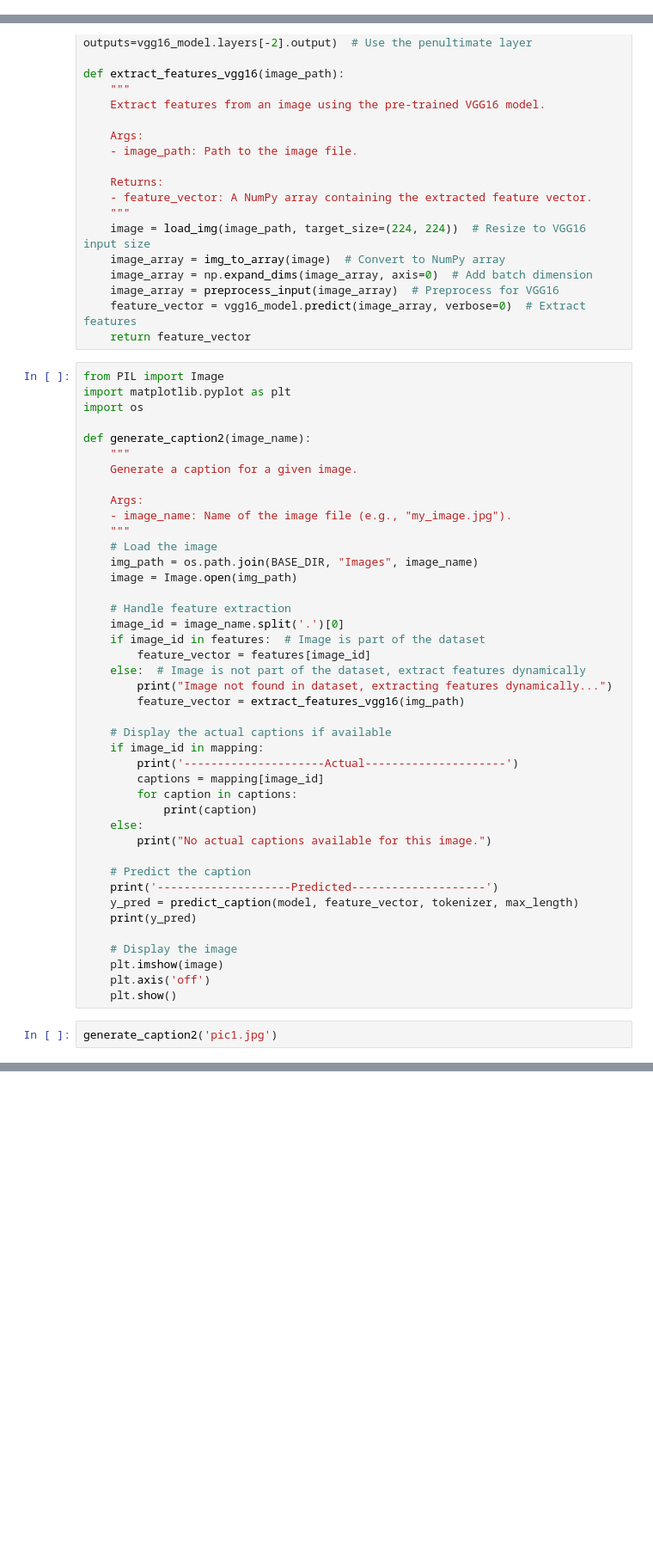
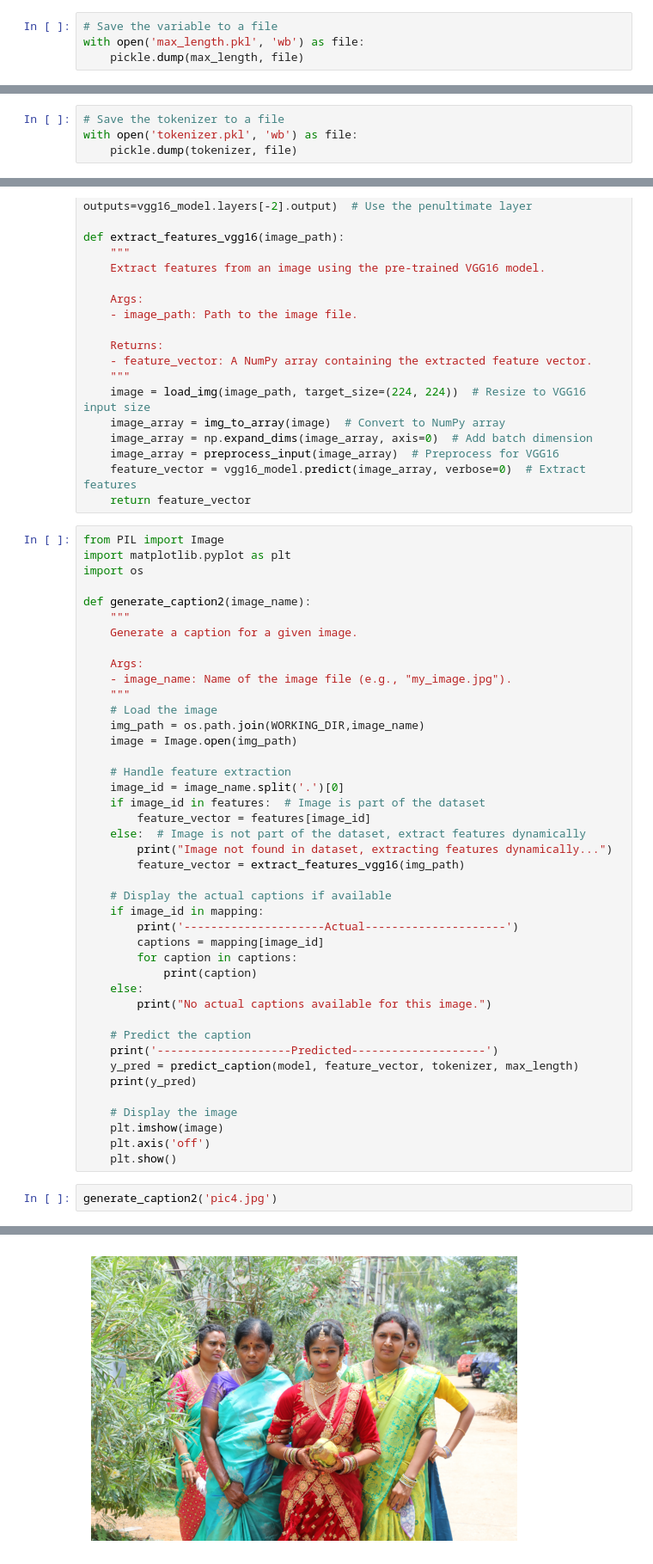
Before and after one commit to Adityasai07/Image_Captioning, a Jupyter notebook: Image_captioning.ipynb, the cells around one changed output, grey strips where cells are left out. Shown at 86% size. Saved outputs shown, nothing was run; the diff lists cells and outputs as text; blank space fills up the shorter version.

```diff
--- a/Image_captioning.ipynb
+++ b/Image_captioning.ipynb
@@ -174,6 +179,10 @@ max_length = max(len(caption.split()) for caption in all_captions)
 max_length
 # %% [output]
 31
+# %%
+# Save the variable to a file
+with open('max_length.pkl', 'wb') as file:
+    pickle.dump(max_length, file)
 # %%
 ## Train Test Split
 
@@ -255,6 +338,10 @@ def idx_to_word(integer , tokenizer):
         if index == integer:
             return word
     return None
+# %%
+# Save the tokenizer to a file
+with open('tokenizer.pkl', 'wb') as file:
+    pickle.dump(tokenizer, file)
 # %%
 # generate caption for an image
 def predict_caption(model, image, tokenizer, max_length):
@@ -360,7 +509,7 @@ def generate_caption2(image_name):
     - image_name: Name of the image file (e.g., "my_image.jpg").
     """
     # Load the image
-    img_path = os.path.join(BASE_DIR, "Images", image_name)
+    img_path = os.path.join(WORKING_DIR,image_name)
     image = Image.open(img_path)
 
     # Handle feature extraction
@@ -390,4 +539,5 @@ def generate_caption2(image_name):
     plt.axis('off')
     plt.show()
 # %%
-generate_caption2('pic1.jpg')
+generate_caption2('pic4.jpg')
+# %% [output]
@@ -394 +548,2 @@ generate_caption2('pic1.jpg')
+[figure, added]
 # %%
```
Also changed, not shown: parts of 16 cells of this notebook, 1 other file.
